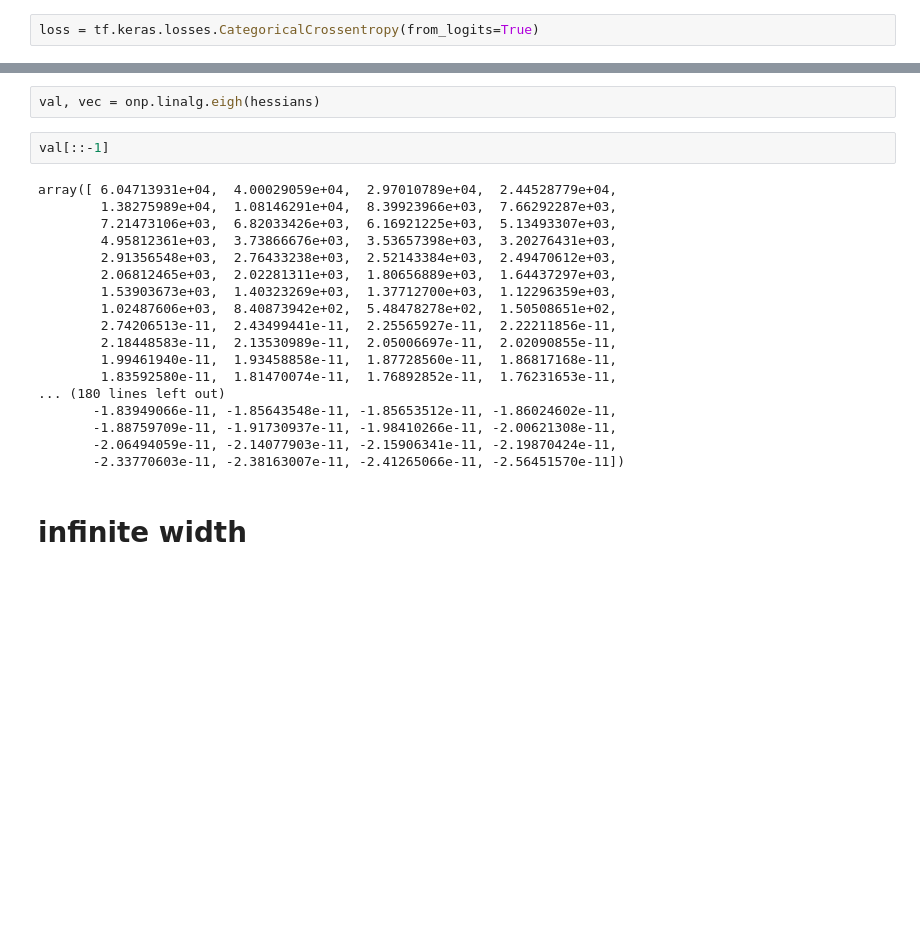
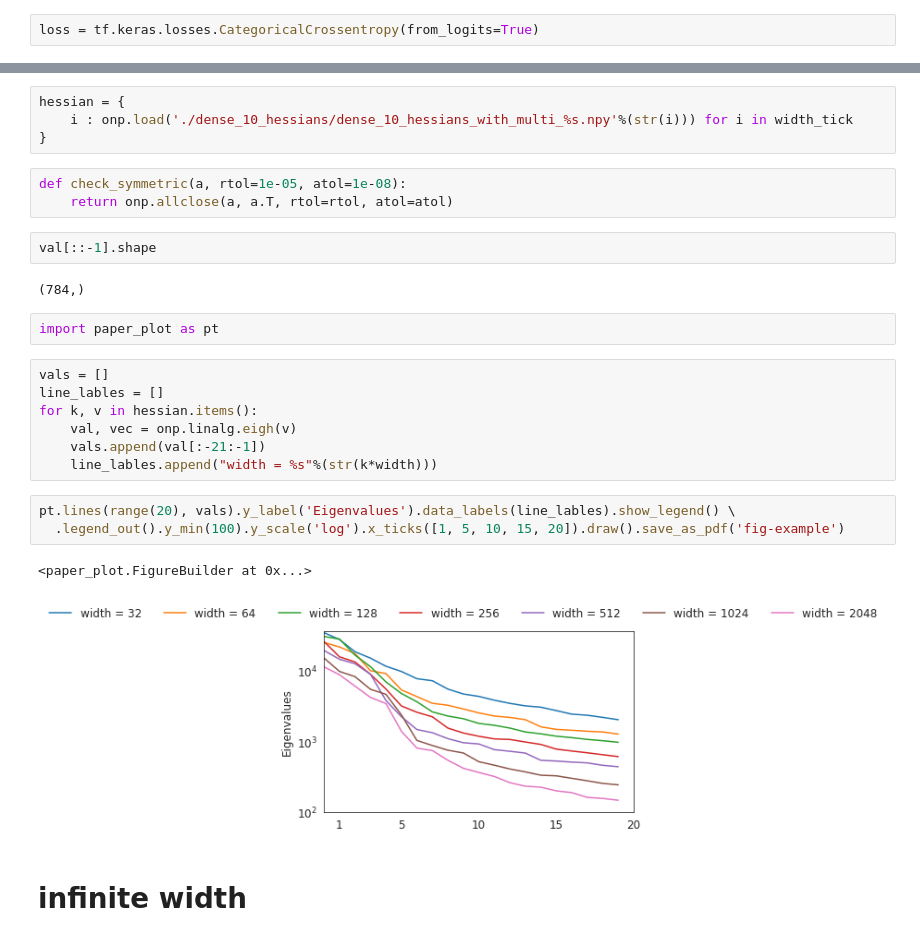
Before and after one commit to jacsaddict/ntk-adversarial-attack, a Jupyter notebook: lemma-eigenvalues-of-kernel-mnist-nn.ipynb, the cells around one changed output, grey strips where cells are left out. Saved outputs shown, nothing was run; the diff lists cells and outputs as text; blank space fills up the shorter version.

Commit message:
lemma dense done

```diff
--- a/lemma-eigenvalues-of-kernel-mnist-nn.ipynb
+++ b/lemma-eigenvalues-of-kernel-mnist-nn.ipynb
@@ -200,25 +206,29 @@ for multi in width_tick:
-# %%
-val, vec = onp.linalg.eigh(hessians)
+# %%
+hessian = {
+    i : onp.load('./dense_10_hessians/dense_10_hessians_with_multi_%s.npy'%(str(i))) for i in width_tick
+}
+# %%
+def check_symmetric(a, rtol=1e-05, atol=1e-08):
+    return onp.allclose(a, a.T, rtol=rtol, atol=atol)
 # %%
-val[::-1]
+val[::-1].shape
 # %% [output]
-array([ 6.04713931e+04,  4.00029059e+04,  2.97010789e+04,  2.44528779e+04,
-        1.38275989e+04,  1.08146291e+04,  8.39923966e+03,  7.66292287e+03,
-        7.21473106e+03,  6.82033426e+03,  6.16921225e+03,  5.13493307e+03,
-        4.95812361e+03,  3.73866676e+03,  3.53657398e+03,  3.20276431e+03,
-        2.91356548e+03,  2.76433238e+03,  2.52143384e+03,  2.49470612e+03,
-        2.06812465e+03,  2.02281311e+03,  1.80656889e+03,  1.64437297e+03,
-        1.53903673e+03,  1.40323269e+03,  1.37712700e+03,  1.12296359e+03,
-        1.02487606e+03,  8.40873942e+02,  5.48478278e+02,  1.50508651e+02,
-        2.74206513e-11,  2.43499441e-11,  2.25565927e-11,  2.22211856e-11,
-        2.18448583e-11,  2.13530989e-11,  2.05006697e-11,  2.02090855e-11,
-        1.99461940e-11,  1.93458858e-11,  1.87728560e-11,  1.86817168e-11,
-        1.83592580e-11,  1.81470074e-11,  1.76892852e-11,  1.76231653e-11,
-... (180 lines left out)
-       -1.83949066e-11, -1.85643548e-11, -1.85653512e-11, -1.86024602e-11,
-       -1.88759709e-11, -1.91730937e-11, -1.98410266e-11, -2.00621308e-11,
-       -2.06494059e-11, -2.14077903e-11, -2.15906341e-11, -2.19870424e-11,
-       -2.33770603e-11, -2.38163007e-11, -2.41265066e-11, -2.56451570e-11])
+(784,)
+# %%
+import paper_plot as pt
+# %%
+vals = []
+line_lables = []
+for k, v in hessian.items():
+    val, vec = onp.linalg.eigh(v)
+    vals.append(val[:-21:-1])
+    line_lables.append("width = %s"%(str(k*width)))
+# %%
+pt.lines(range(20), vals).y_label('Eigenvalues').data_labels(line_lables).show_legend() \
+  .legend_out().y_min(100).y_scale('log').x_ticks([1, 5, 10, 15, 20]).draw().save_as_pdf('fig-example')
+# %% [output]
+<paper_plot.FigureBuilder at 0x...>
+[figure, added]
 # %% [markdown]
 # infinite width
 # %%
```
Also changed, not shown: parts of 3 cells of this notebook, 8 other files.
